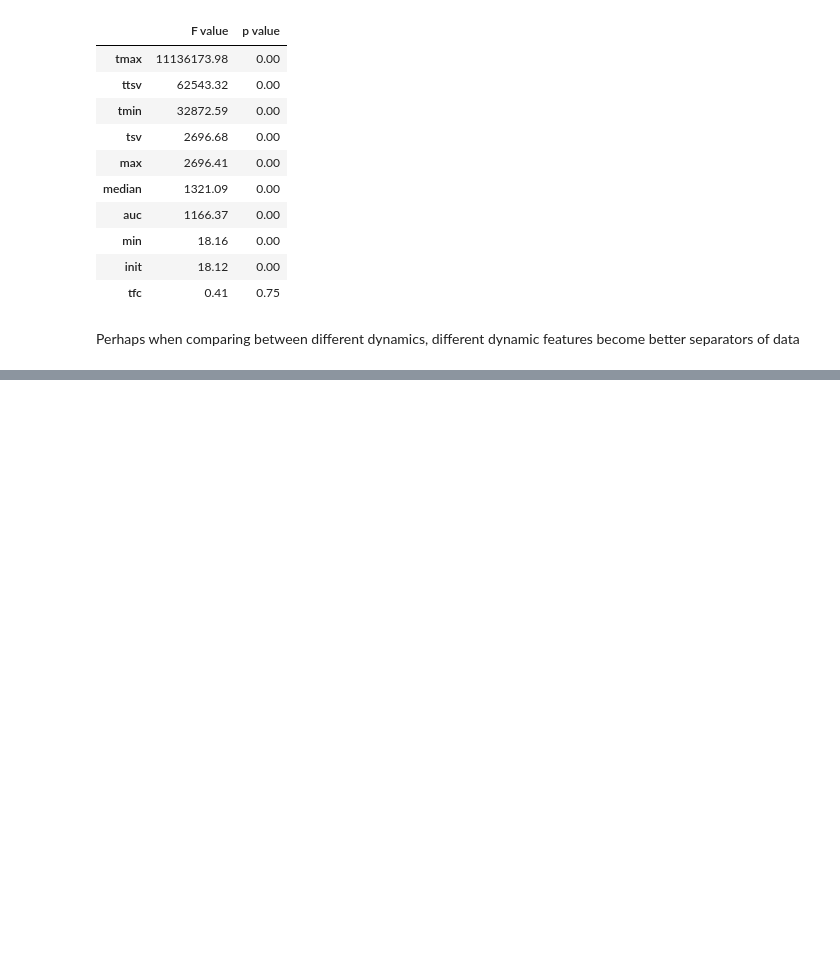
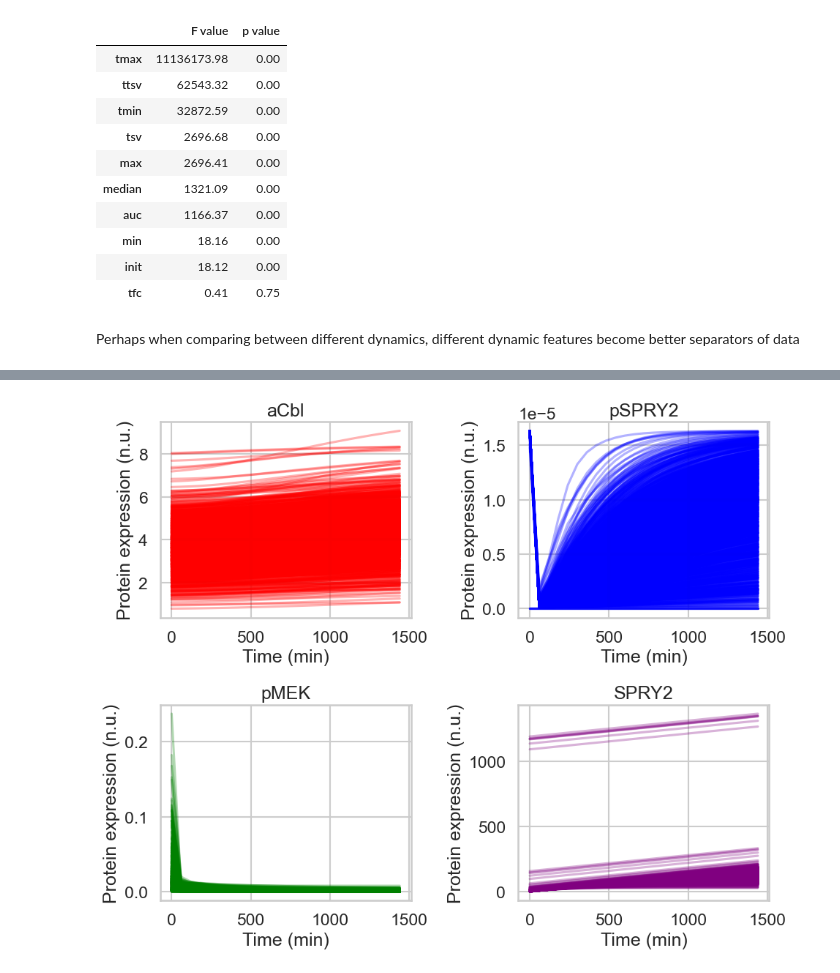
Before and after one commit to AnEvilBurrito/ode-biomarker-project, a Jupyter notebook: project-phdndf/AN06_dyn_feat_sensitivity.ipynb, the cells around one changed output, grey strips where cells are left out. Drawn from its saved outputs; the diff is of its cells as text; code cells hidden in the pictures; blank space fills up the shorter version.

```diff
--- a/project-phdndf/AN06_dyn_feat_sensitivity.ipynb
+++ b/project-phdndf/AN06_dyn_feat_sensitivity.ipynb
@@ -174,0 +204,43 @@ Perhaps when comparing between different dynamics, different dynamic features be
+# %%
+all_celllines = simulation_data['Cellline'].unique()
+all_proteins = simulation_data.columns[2:]
+
+protein_simulation_dynamics = []
+
+for target in target_proteins:
+
+    protein_df_data = []
+    count = 0
+    for cellline in all_celllines:
+        for protein in all_proteins:
+            if protein == target:
+                cellline_protein_data = simulation_data[(simulation_data['Cellline'] == cellline)]
+                protein_data = cellline_protein_data[protein]
+                protein_df_data.append(protein_data.tolist())
+
+    time_column_df = pd.DataFrame(protein_df_data, columns=cellline_protein_data['Time'])
+    protein_simulation_dynamics.append(time_column_df)
+# %%
+import math
+
+plot_cols = dynamic_plot_cols
+plot_rows = math.ceil(len(target_proteins)/plot_cols)
+plt.subplots(plot_rows, plot_cols, figsize=(5*plot_cols, 4*plot_rows))
+for i, df in enumerate(protein_simulation_dynamics):
+    if normalise_simulation_dynamics:
+        # perform min-max normalisation
+        new_df = (df - df.min()) / (df.max() - df.min())
+    plt.subplot(plot_rows, plot_cols, i+1)
+    for j in range(df.shape[0]):
+        if normalise_simulation_dynamics:
+            plt.plot(cellline_protein_data['Time'], new_df.iloc[j], alpha=0.3, color=plot_colors[i])
+        else:
+            plt.plot(cellline_protein_data['Time'], df.iloc[j], alpha=0.3, color=plot_colors[i])
+    plt.title(target_proteins[i])
+    plt.xlabel('Time (min)')
+    plt.ylabel('Protein expression (n.u.)')
+plt.tight_layout()
+if save_figure: plt.savefig(f'{file_save_path}{exp_id}_dyn_feat_plots_{fixed_random_seed}.png')
+plt.show()
+# %% [output]
+[figure, added]
```
Also changed, not shown: parts of 19 cells of this notebook, 1 other file.
